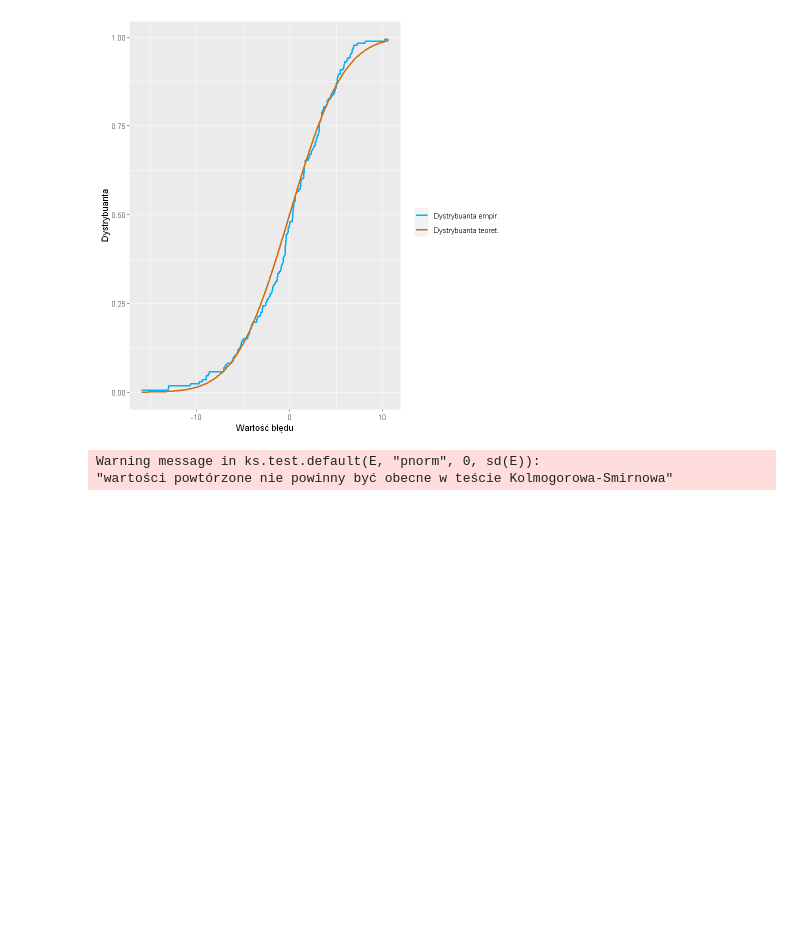
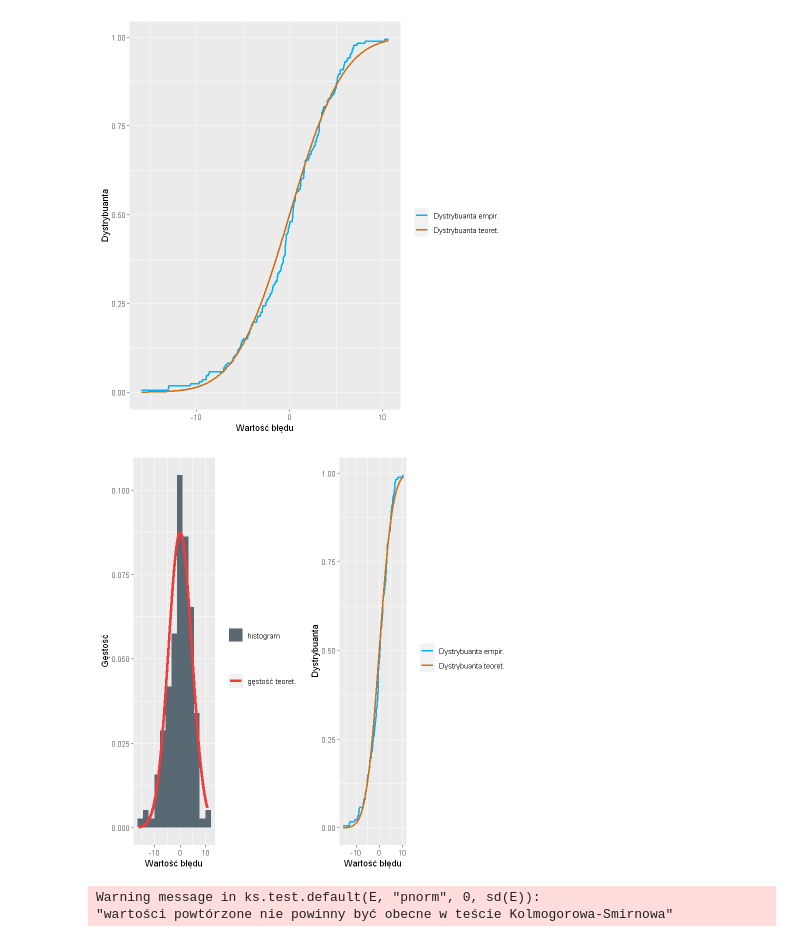
Before and after one commit to HalasTomasz/Kaszcz, a Jupyter notebook: Raport/Malec.ipynb, the cells around one changed output. Drawn from its saved outputs; the diff is of its cells as text; code cells hidden in the pictures; blank space fills up the shorter version.

```diff
--- a/Raport/Malec.ipynb
+++ b/Raport/Malec.ipynb
@@ -95,7 +88,7 @@ ggplot() + geom_histogram(aes(x=E, y=..density..), bins=13)
 [figure]
 # %%
 xs <- seq(min(E), max(E) + 3, 0.01)
-ggplot() +
+plt1 <- ggplot() +
   geom_histogram(aes(x=E, y=..density.., fill='a'), bins=13) +
   geom_line(aes(xs, dnorm(xs, 0, sd(E)), col='b'), linewidth=1.5) +
   scale_color_manual(labels=c("gęstość teoret."), values=c('#f13b3b')) +
@@ -103,20 +96,26 @@ ggplot() +
   labs(col="", fill="") +
   xlab("Wartość błędu") +
   ylab("Gęstość")
+plt1
 # %% [output]
 [figure]
 # %%
 F <- ecdf(E)
 xs <- seq(min(E), max(E), 0.01)
-ggplot() +
+plt2 <- ggplot() +
   geom_line(aes(x=xs, y=F(xs), col='a'), linewidth=1) +
   geom_line(aes(x=xs, y=pnorm(xs, 0, sd(E)), col='b'), linewidth=1) +
   scale_color_manual(labels=c("Dystrybuanta empir.", "Dystrybuanta teoret."), values=c('#00b3ff', "#d36f12")) +
   labs(col="") +
   xlab("Wartość błędu") +
   ylab("Dystrybuanta")
+plt2
 # %% [output]
 [figure]
+# %%
+plot_grid(plt1, plt2)
+# %% [output]
+[figure, added]
 # %%
 ks.test(E, 'pnorm', 0, sd(E))
 # %% [output]
```
Also changed, not shown: parts of 2 cells of this notebook, 1 other file.
